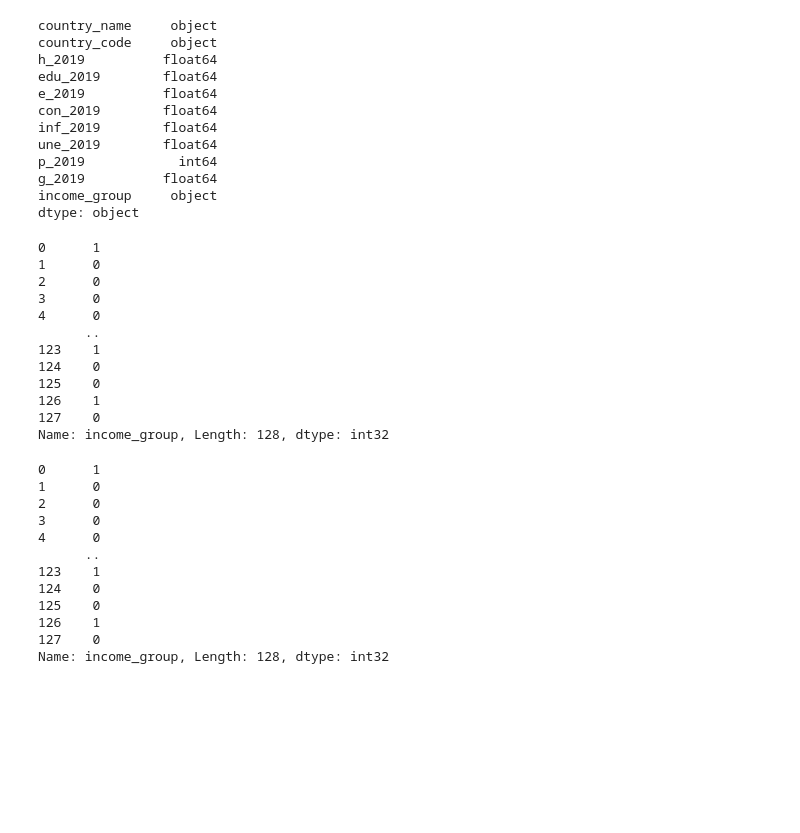
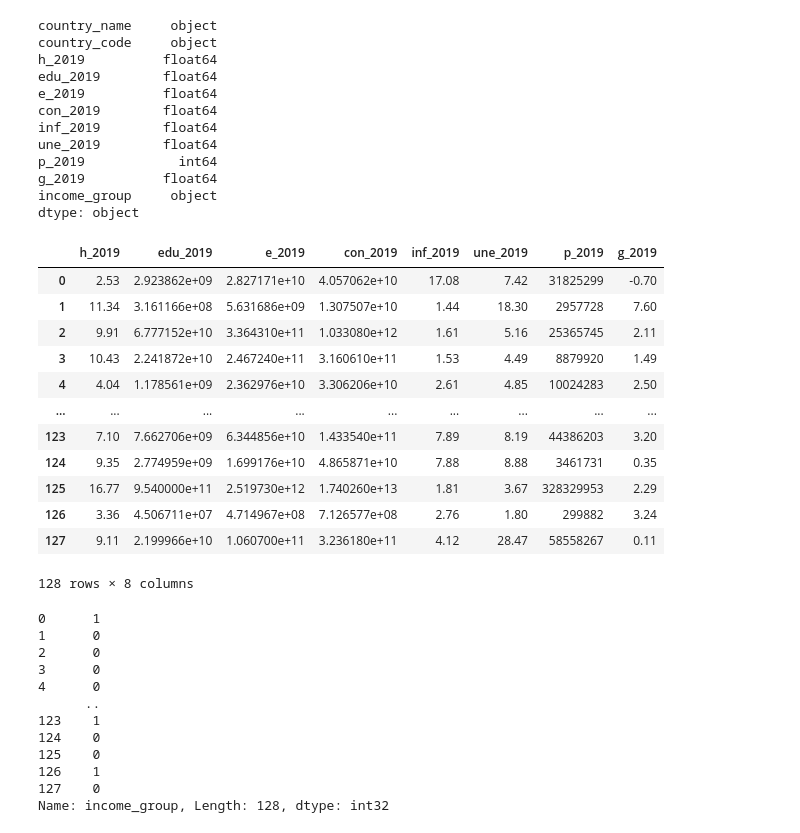
Before and after one commit to svujcich/Global_GDP_Trends, a Jupyter notebook: Machine_Learning/income_supervised_ml.ipynb, the cells around one changed output. Cells and saved outputs as stored; diff of their text form; code cells hidden in the pictures; blank space fills up the shorter version.

```diff
--- a/Machine_Learning/income_supervised_ml.ipynb
+++ b/Machine_Learning/income_supervised_ml.ipynb
@@ -66,23 +70,21 @@ df['income_group'] = le.fit_transform(df['income_group'])
 # %%
 #define Varibles
-X = df.drop(columns=["country_name", "country_code"])
-# X
-
-y = df["income_group"]
-y
+X = df.drop(columns= "income_group")
+X
 # %% [output]
+|  | h_2019 | edu_2019 | e_2019 | con_2019 | inf_2019 | une_2019 | p_2019 | g_2019 |
+| 0 | 2.53 | 2.923862e+09 | 2.827171e+10 | 4.057062e+10 | 17.08 | 7.42 | 31825299 | -0.70 |
+| 1 | 11.34 | 3.161166e+08 | 5.631686e+09 | 1.307507e+10 | 1.44 | 18.30 | 2957728 | 7.60 |
+| 2 | 9.91 | 6.777152e+10 | 3.364310e+11 | 1.033080e+12 | 1.61 | 5.16 | 25365745 | 2.11 |
+| 3 | 10.43 | 2.241872e+10 | 2.467240e+11 | 3.160610e+11 | 1.53 | 4.49 | 8879920 | 1.49 |
+| 4 | 4.04 | 1.178561e+09 | 2.362976e+10 | 3.306206e+10 | 2.61 | 4.85 | 10024283 | 2.50 |
+| ... | ... | ... | ... | ... | ... | ... | ... | ... |
+| 123 | 7.10 | 7.662706e+09 | 6.344856e+10 | 1.433540e+11 | 7.89 | 8.19 | 44386203 | 3.20 |
+| 124 | 9.35 | 2.774959e+09 | 1.699176e+10 | 4.865871e+10 | 7.88 | 8.88 | 3461731 | 0.35 |
+| 125 | 16.77 | 9.540000e+11 | 2.519730e+12 | 1.740260e+13 | 1.81 | 3.67 | 328329953 | 2.29 |
+| 126 | 3.36 | 4.506711e+07 | 4.714967e+08 | 7.126577e+08 | 2.76 | 1.80 | 299882 | 3.24 |
+| 127 | 9.11 | 2.199966e+10 | 1.060700e+11 | 3.236180e+11 | 4.12 | 28.47 | 58558267 | 0.11 |
-0      1
-1      0
-2      0
-3      0
-4      0
-      ..
-123    1
-124    0
-125    0
-126    1
-127    0
-Name: income_group, Length: 128, dtype: int32
+128 rows × 8 columns
 # %%
 y = df["income_group"]
 y
```
Also changed, not shown: parts of 26 cells of this notebook.
